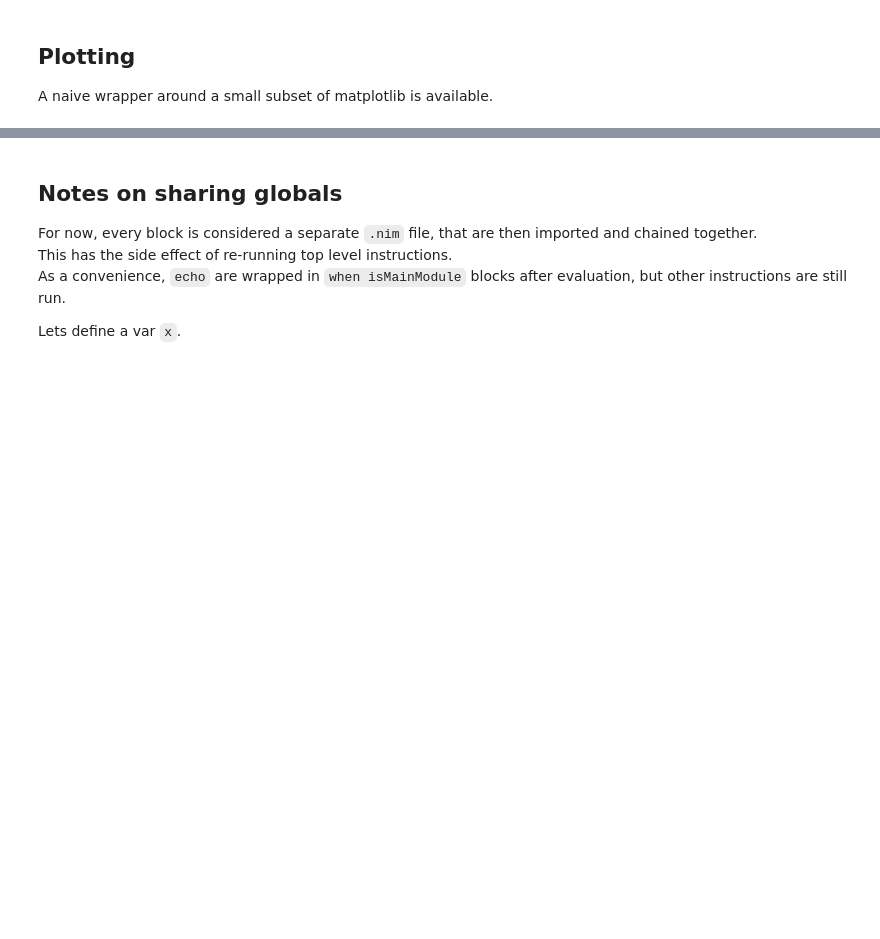
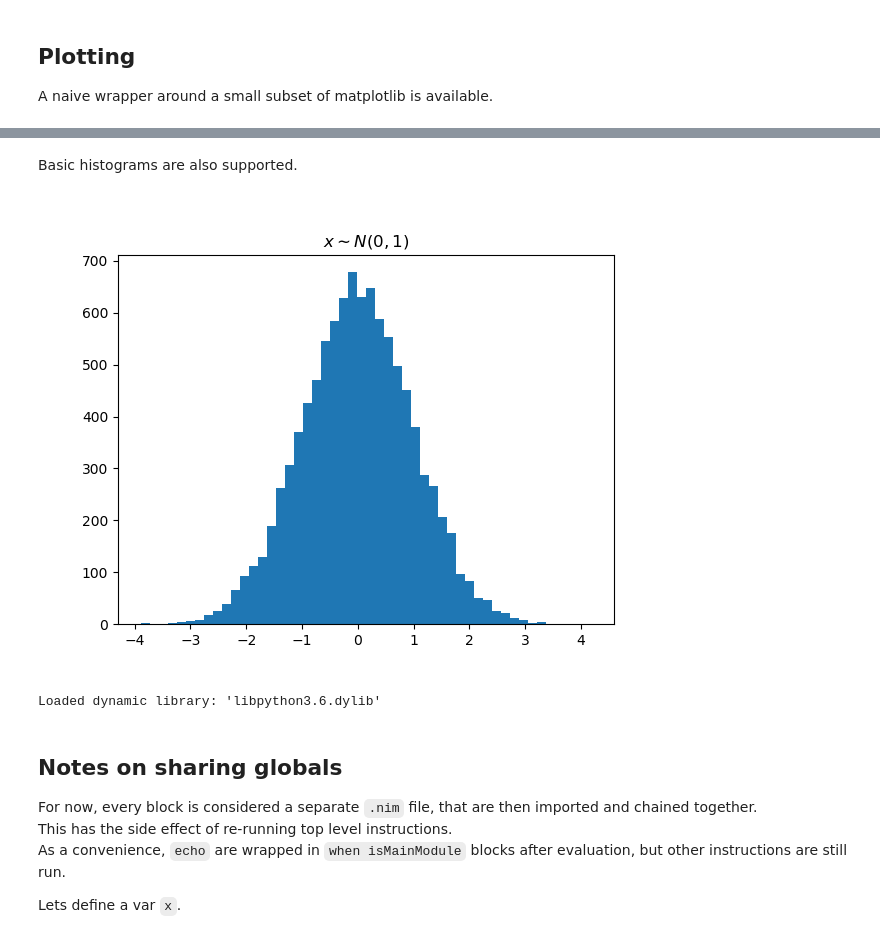
Before and after one commit to stisa/jupyternim, a Jupyter notebook: examples/example-notebook.ipynb, the cells around one changed output, grey strips where cells are left out. Cells and saved outputs as stored; diff of their text form; code cells hidden in the pictures; blank space fills up the shorter version.

Commit message:
Changed `hist` format and types. Added example to notebook.

```diff
--- a/examples/example-notebook.ipynb
+++ b/examples/example-notebook.ipynb
@@ -49,4 +49,29 @@ show:
 Loaded dynamic library: 'python35.dll'
+# %% [markdown]
+Basic histograms are also supported.
+# %%
+#>inlineplot
+import math, random, sequtils
+
+# simulate a standard normal deviate
+proc normal(): float =
+  var q, v, u, x, y = 100.0
+  while (q > 0.27597 and (q > 0.27846 or v * v > -4 * ln(u) * u * u)):
+    u = random(1.0)
+    v = 1.7156 * (random(1.0) - 0.5)
+    x = u - 0.449871
+    y = abs(v) + 0.386595
+    q = x * x + y * (0.19600 * y - 0.25472 * x)
+  return v / u
+
+let samples = newSeqWith(10000, normal())
+
+show:
+    hist(samples, bins=50)
+    title(r"$x \sim N(0, 1)$" )
+# %% [output]
+[figure, added]
+Loaded dynamic library: 'libpython3.6.dylib'
 # %% [markdown]
 Notes on sharing globals
 --------------------------------------------
```
Also changed, not shown: parts of 1 cell of this notebook, 1 other file.
